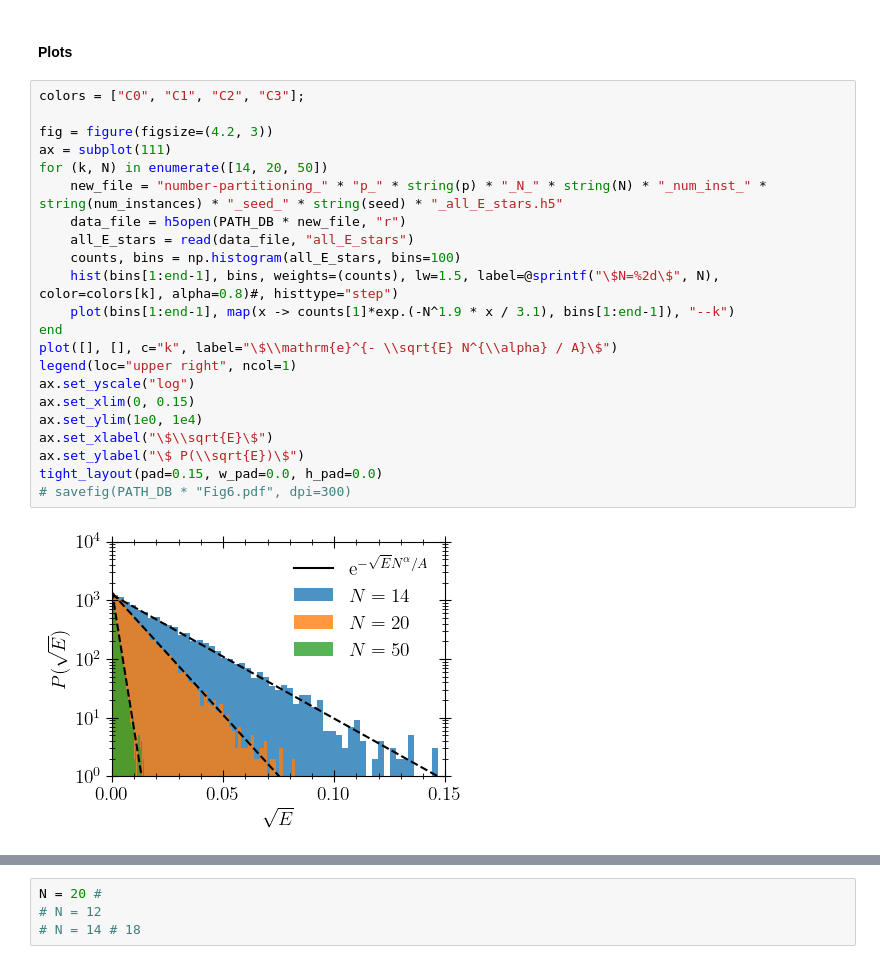
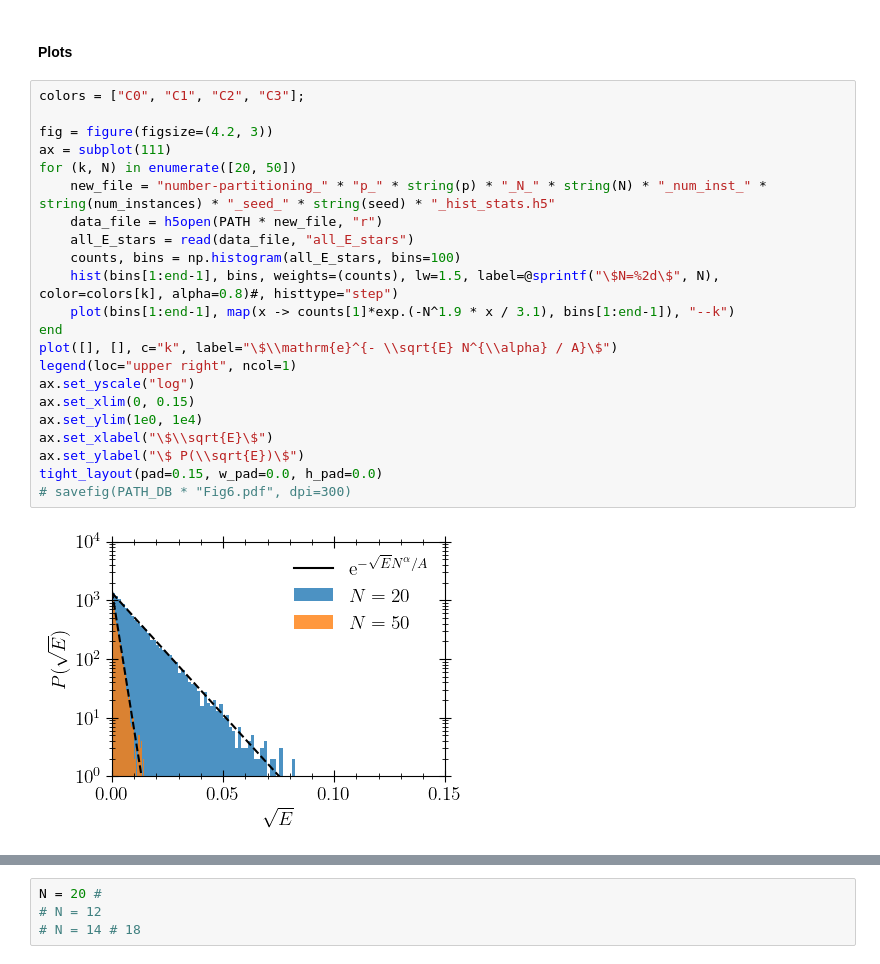
Before and after one commit to FZJ-PGI-12/Mean-Field-Approximate-Optimization-Algorithm, a Jupyter notebook: notebooks/plots_number-partitioning.ipynb, the cells around one changed output, grey strips where cells are left out. Cells and saved outputs as stored; diff of their text form.

```diff
--- a/notebooks/plots_number-partitioning.ipynb
+++ b/notebooks/plots_number-partitioning.ipynb
@@ -86,30 +91,30 @@ tight_layout(pad=0.15, w_pad=0.0, h_pad=0.0)
 using Statistics, Distributions
 # %% [markdown]
 #### Plots
-# %%
-colors = ["C0", "C1", "C2", "C3"];
-
-fig = figure(figsize=(4.2, 3))
-ax = subplot(111)
-for (k, N) in enumerate([14, 20, 50])
-    new_file = "number-partitioning_" * "p_" * string(p) * "_N_" * string(N) * "_num_inst_" * string(num_instances) * "_seed_" * string(seed) * "_all_E_stars.h5"
-    data_file = h5open(PATH_DB * new_file, "r")
-    all_E_stars = read(data_file, "all_E_stars")
-    counts, bins = np.histogram(all_E_stars, bins=100)
-    hist(bins[1:end-1], bins, weights=(counts), lw=1.5, label=@sprintf("\$N=%2d\$", N), color=colors[k], alpha=0.8)#, histtype="step")
-    plot(bins[1:end-1], map(x -> counts[1]*exp.(-N^1.9 * x / 3.1), bins[1:end-1]), "--k")
-end
-plot([], [], c="k", label="\$\\mathrm{e}^{- \\sqrt{E} N^{\\alpha} / A}\$")
-legend(loc="upper right", ncol=1)
-ax.set_yscale("log")
-ax.set_xlim(0, 0.15)
-ax.set_ylim(1e0, 1e4)
-ax.set_xlabel("\$\\sqrt{E}\$")
-ax.set_ylabel("\$ P(\\sqrt{E})\$")
-tight_layout(pad=0.15, w_pad=0.0, h_pad=0.0)
-# savefig(PATH_DB * "Fig6.pdf", dpi=300)
-# %% [output]
-[figure, removed]
+# %%
+colors = ["C0", "C1", "C2", "C3"];
+
+fig = figure(figsize=(4.2, 3))
+ax = subplot(111)
+for (k, N) in enumerate([20, 50])
+    new_file = "number-partitioning_" * "p_" * string(p) * "_N_" * string(N) * "_num_inst_" * string(num_instances) * "_seed_" * string(seed) * "_hist_stats.h5"
+    data_file = h5open(PATH * new_file, "r")
+    all_E_stars = read(data_file, "all_E_stars")
+    counts, bins = np.histogram(all_E_stars, bins=100)
+    hist(bins[1:end-1], bins, weights=(counts), lw=1.5, label=@sprintf("\$N=%2d\$", N), color=colors[k], alpha=0.8)#, histtype="step")
+    plot(bins[1:end-1], map(x -> counts[1]*exp.(-N^1.9 * x / 3.1), bins[1:end-1]), "--k")
+end
+plot([], [], c="k", label="\$\\mathrm{e}^{- \\sqrt{E} N^{\\alpha} / A}\$")
+legend(loc="upper right", ncol=1)
+ax.set_yscale("log")
+ax.set_xlim(0, 0.15)
+ax.set_ylim(1e0, 1e4)
+ax.set_xlabel("\$\\sqrt{E}\$")
+ax.set_ylabel("\$ P(\\sqrt{E})\$")
+tight_layout(pad=0.15, w_pad=0.0, h_pad=0.0)
+# savefig(PATH_DB * "Fig6.pdf", dpi=300)
+# %% [output]
+[figure, added]
 # %%
 @pyimport matplotlib.gridspec as gspec
 
```
Also changed, not shown: parts of 11 cells of this notebook, 19 other files.
